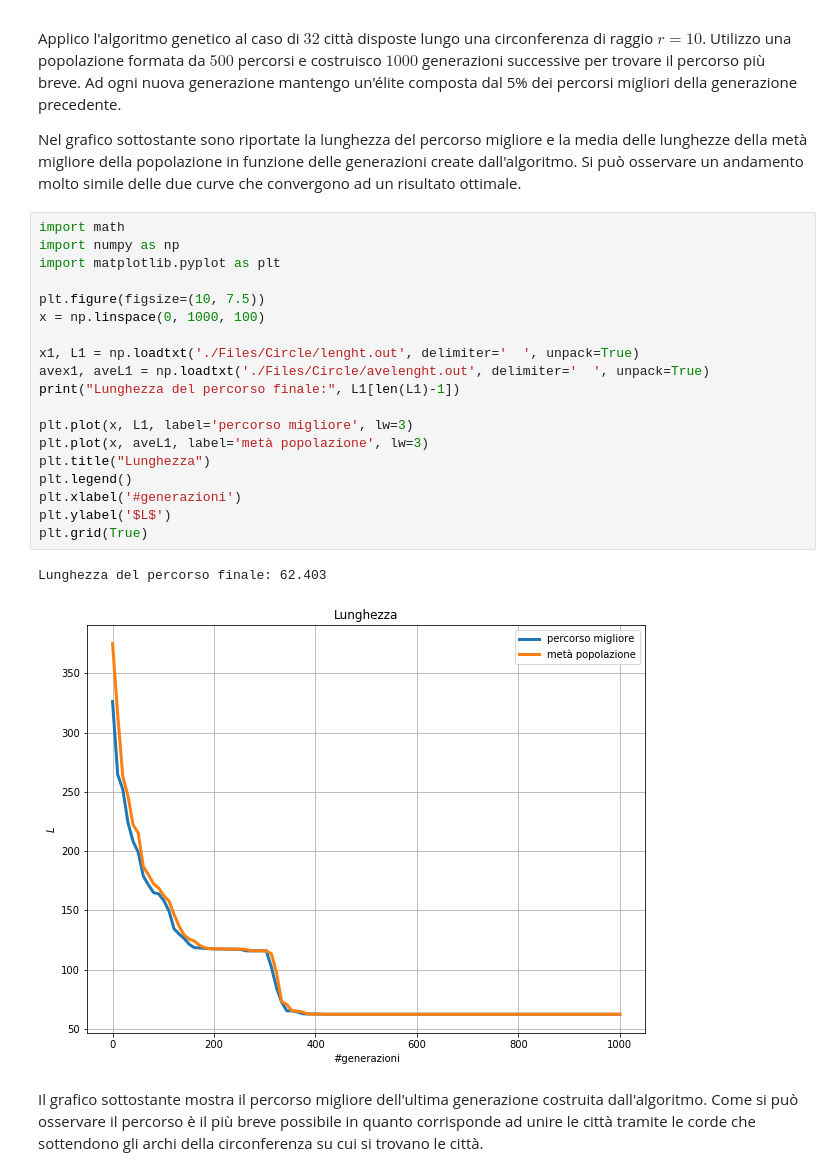
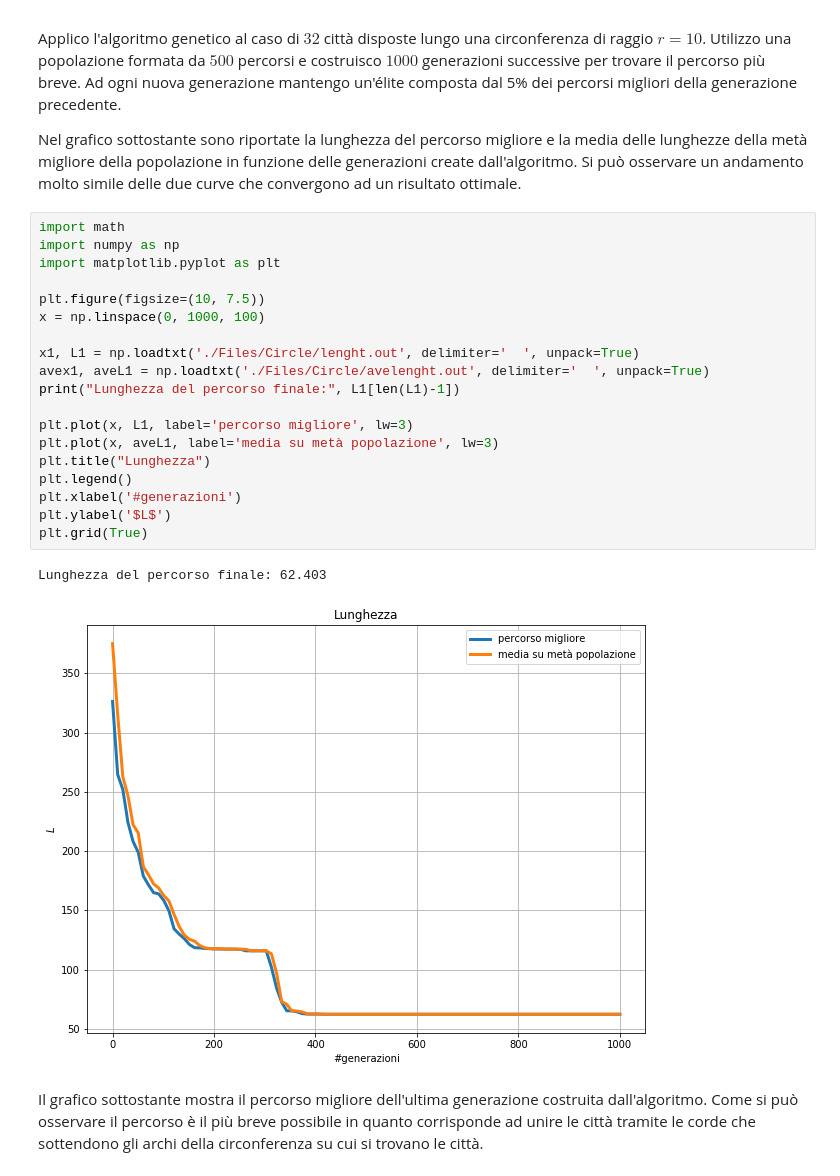
Before and after one commit to danidimic/NSL-exercise, a Jupyter notebook: LSN_Exercise_09/LSN_Exercise_09.ipynb, the cells around one changed output. Drawn from its saved outputs; the diff is of its cells as text.

```diff
--- a/LSN_Exercise_09/LSN_Exercise_09.ipynb
+++ b/LSN_Exercise_09/LSN_Exercise_09.ipynb
@@ -35,25 +35,25 @@ Nel grafico sottostante sono riportate la lunghezza del percorso migliore e la m
 # %%
 import math
 import numpy as np
 import matplotlib.pyplot as plt
 
 plt.figure(figsize=(10, 7.5))
 x = np.linspace(0, 1000, 100)
 
 x1, L1 = np.loadtxt('./Files/Circle/lenght.out', delimiter='  ', unpack=True)
 avex1, aveL1 = np.loadtxt('./Files/Circle/avelenght.out', delimiter='  ', unpack=True)
 print("Lunghezza del percorso finale:", L1[len(L1)-1])
 
 plt.plot(x, L1, label='percorso migliore', lw=3)
-plt.plot(x, aveL1, label='metà popolazione', lw=3)
+plt.plot(x, aveL1, label='media su metà popolazione', lw=3)
 plt.title("Lunghezza")
 plt.legend()
 plt.xlabel('#generazioni')
 plt.ylabel('$L$')
 plt.grid(True)
 # %% [output]
 Lunghezza del percorso finale: 62.403
-[figure, old version]
+[figure, new version]
 # %% [markdown]
 Il grafico sottostante mostra il percorso migliore dell'ultima generazione costruita dall'algoritmo. Come si può osservare il percorso è il più breve possibile in quanto corrisponde ad unire le città tramite le corde che sottendono gli archi della circonferenza su cui si trovano le città.
 # %%
```
Also changed, not shown: parts of 1 cell of this notebook, 6 other files.
